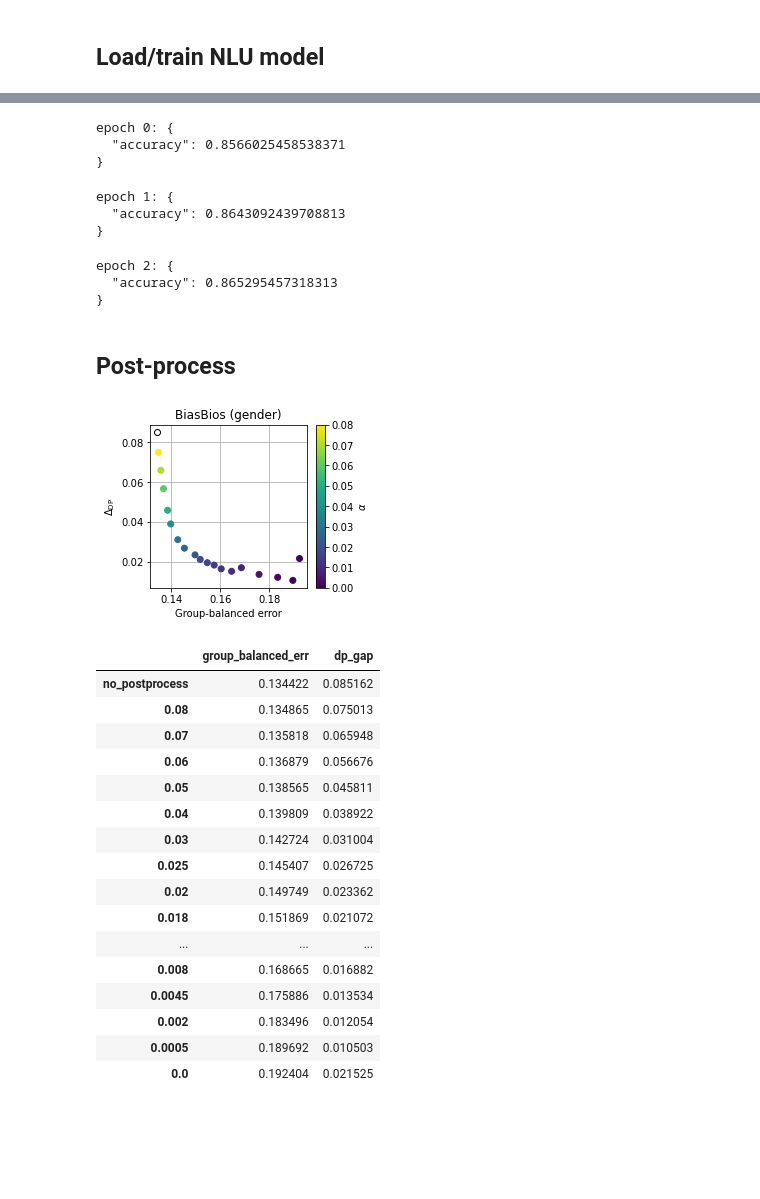
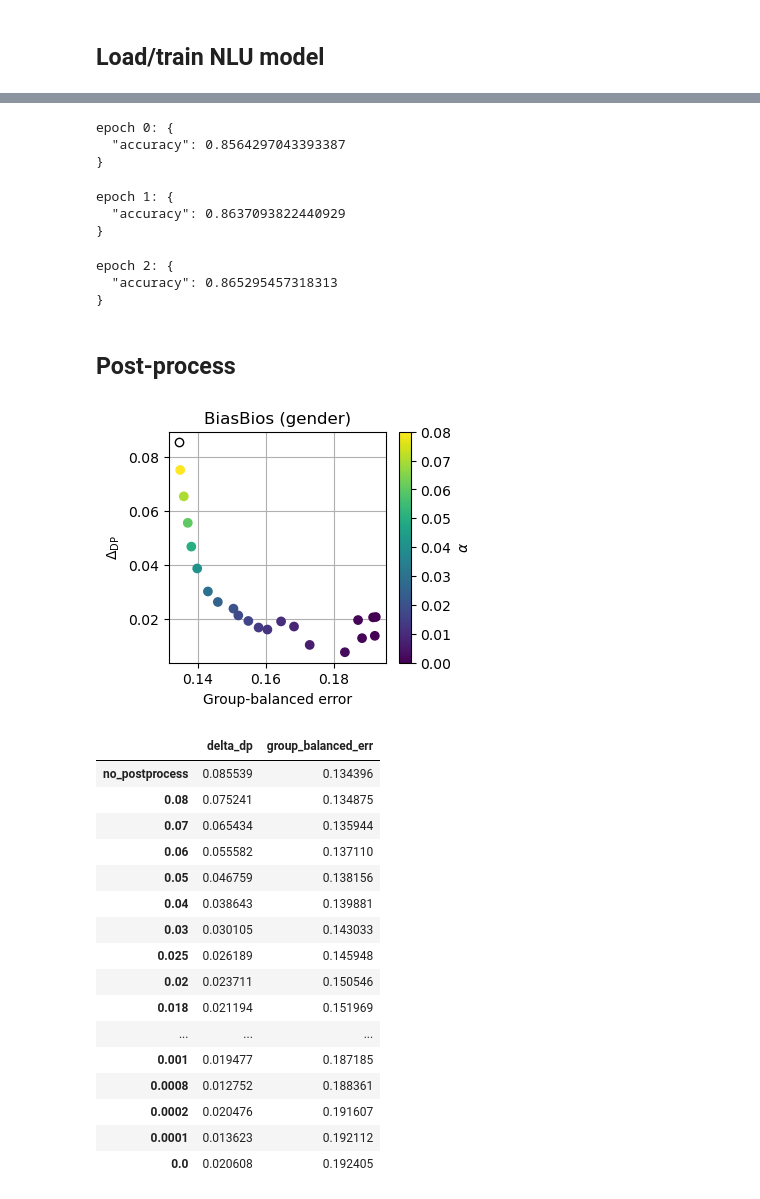
Before and after one commit to rxian/fair-classification, a Jupyter notebook: biasbios.ipynb, the cells around one changed output, grey strips where cells are left out. Drawn from its saved outputs; the diff is of its cells as text; code cells hidden in the pictures; blank space fills up the shorter version.

```diff
--- a/biasbios.ipynb
+++ b/biasbios.ipynb
@@ -199,9 +202,10 @@ train_dataloader_postprocessor = torch.utils.data.DataLoader(
     train_dataset_postprocessor,
     collate_fn=data_collator,
     batch_size=batch_size)
-test_dataloader = torch.utils.data.DataLoader(test_dataset,
-                                              collate_fn=data_collator,
-                                              batch_size=batch_size)
+test_dataloader = torch.utils.data.DataLoader(
+    test_dataset,
+    collate_fn=data_collator,
+    batch_size=batch_size)
 # %% [markdown]
 ## Load/train NLU model
 # %%
@@ -282,10 +286,10 @@ if not is_finetuned:
   model.save_pretrained(model_dir)
 # %% [output]
 epoch 0: {
-  "accuracy": 0.8566025458538371
+  "accuracy": 0.8564297043393387
 }
 epoch 1: {
-  "accuracy": 0.8643092439708813
+  "accuracy": 0.8637093822440929
 }
 epoch 2: {
   "accuracy": 0.865295457318313
@@ -298,27 +302,27 @@ epoch 2: {
 
 def add_metrics_to_dict(dictionary, model_name, test_labels, test_preds,
                         test_groups, n_groups):
+  dictionary["delta_dp"][model_name] = utils.delta_dp(test_preds,
+                                                      test_groups,
+                                                      n_classes=n_classes,
+                                                      n_groups=n_groups)
   dictionary["group_balanced_err"][model_name] = utils.error_rate(
       test_labels,
       test_preds,
       test_groups,
       w=np.ones(n_groups) / n_groups,
       n_groups=n_groups)
-  dictionary["dp_gap"][model_name] = utils.dp_gap(test_preds,
-                                                  test_groups,
-                                                  n_classes=n_classes,
-                                                  n_groups=n_groups)
 
 
 def plot_results(alpha, res, title):
   fig, ax = plt.subplots(1, 1, figsize=(3.5, 3))
   ax.scatter([list(res["group_balanced_err"].values())[0]],
-             [list(res["dp_gap"].values())[0]],
+             [list(res["delta_dp"].values())[0]],
              c="w",
              edgecolors="k",
              zorder=3)
   sc = ax.scatter(list(res["group_balanced_err"].values())[1:],
-                  list(res["dp_gap"].values())[1:],
+                  list(res["delta_dp"].values())[1:],
                   c=alpha,
                   zorder=2)
   cbar = fig.colorbar(sc, ax=ax, label="$\\alpha$")
@@ -343,7 +347,6 @@ def predict_fn(dataloader):
 
 
 transformers.set_seed(seed)
-rng = np.random.default_rng(seed)
 
 train_probas_post = projection_simplex(
     predict_fn(train_dataloader_postprocessor), axis=1)
@@ -352,41 +355,44 @@ train_groups_post = np.array(train_dataset_postprocessor["group_labels"])
 test_probas = projection_simplex(predict_fn(test_dataloader), axis=1)
 test_labels = np.array(test_dataset["labels"])
 test_groups = np.array(test_dataset["group_labels"])
+
+del model
+torch.cuda.empty_cache()
 # %%
 alphas = [
     0.08, 0.07, 0.06, 0.05, 0.04, 0.03, 0.025, 0.02, 0.018, 0.016, 0.014, 0.012,
-    0.01, 0.008, 0.0045, 0.002, 0.0005, 0.0
+    0.01, 0.008, 0.006, 0.002, 0.001, 0.0008, 0.0002, 0.0001, 0.0
 ]
 res = defaultdict(dict)
 add_metrics_to_dict(res, "no_postprocess", test_labels,
                     np.argmax(test_probas, axis=1), test_groups, n_groups)
 for alpha in alphas:
   postprocessor = PostProcessorDP().fit(train_probas_post,
                                         train_groups_post,
                                         alpha=alpha)
   test_preds = postprocessor.predict(test_probas, test_groups)
   add_metrics_to_dict(res, alpha, test_labels, test_preds, test_groups,
                       n_groups)
 
 plot_results(alphas, res, "BiasBios (gender)")
 display(pd.DataFrame(res))
 # %% [output]
-[figure, old version]
+[figure, new version]
-|  | group_balanced_err | dp_gap |
-| no_postprocess | 0.134422 | 0.085162 |
-| 0.08 | 0.134865 | 0.075013 |
-| 0.07 | 0.135818 | 0.065948 |
-| 0.06 | 0.136879 | 0.056676 |
-| 0.05 | 0.138565 | 0.045811 |
-| 0.04 | 0.139809 | 0.038922 |
-| 0.03 | 0.142724 | 0.031004 |
-| 0.025 | 0.145407 | 0.026725 |
-| 0.02 | 0.149749 | 0.023362 |
-| 0.018 | 0.151869 | 0.021072 |
+|  | delta_dp | group_balanced_err |
+| no_postprocess | 0.085539 | 0.134396 |
+| 0.08 | 0.075241 | 0.134875 |
+| 0.07 | 0.065434 | 0.135944 |
+| 0.06 | 0.055582 | 0.137110 |
+| 0.05 | 0.046759 | 0.138156 |
+| 0.04 | 0.038643 | 0.139881 |
+| 0.03 | 0.030105 | 0.143033 |
+| 0.025 | 0.026189 | 0.145948 |
+| 0.02 | 0.023711 | 0.150546 |
+| 0.018 | 0.021194 | 0.151969 |
 | ... | ... | ... |
-| 0.008 | 0.168665 | 0.016882 |
-| 0.0045 | 0.175886 | 0.013534 |
-| 0.002 | 0.183496 | 0.012054 |
-| 0.0005 | 0.189692 | 0.010503 |
-| 0.0 | 0.192404 | 0.021525 |
+| 0.001 | 0.019477 | 0.187185 |
+| 0.0008 | 0.012752 | 0.188361 |
+| 0.0002 | 0.020476 | 0.191607 |
+| 0.0001 | 0.013623 | 0.192112 |
+| 0.0 | 0.020608 | 0.192405 |
 # %%
```
Also changed, not shown: parts of 4 cells of this notebook, 4 other files.
